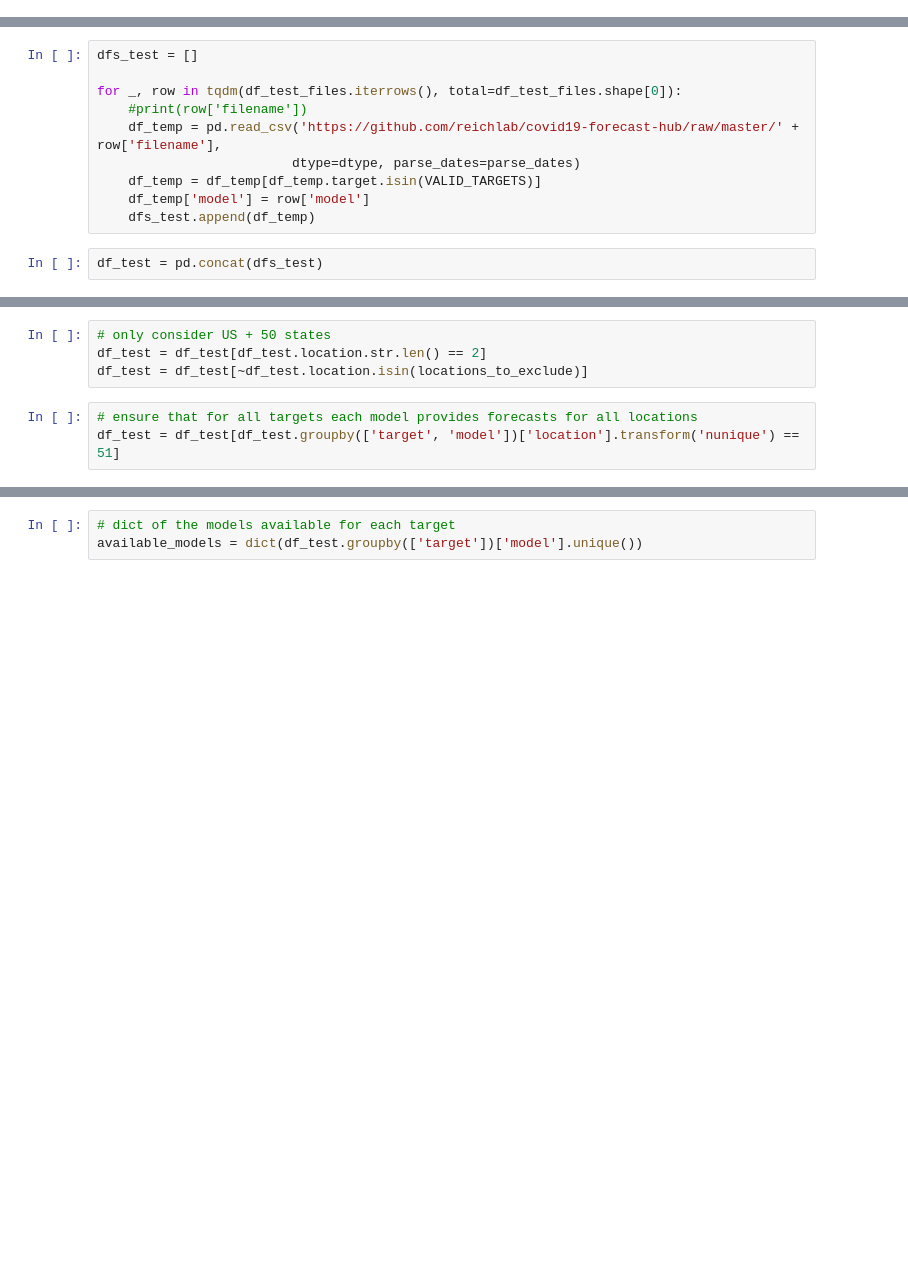
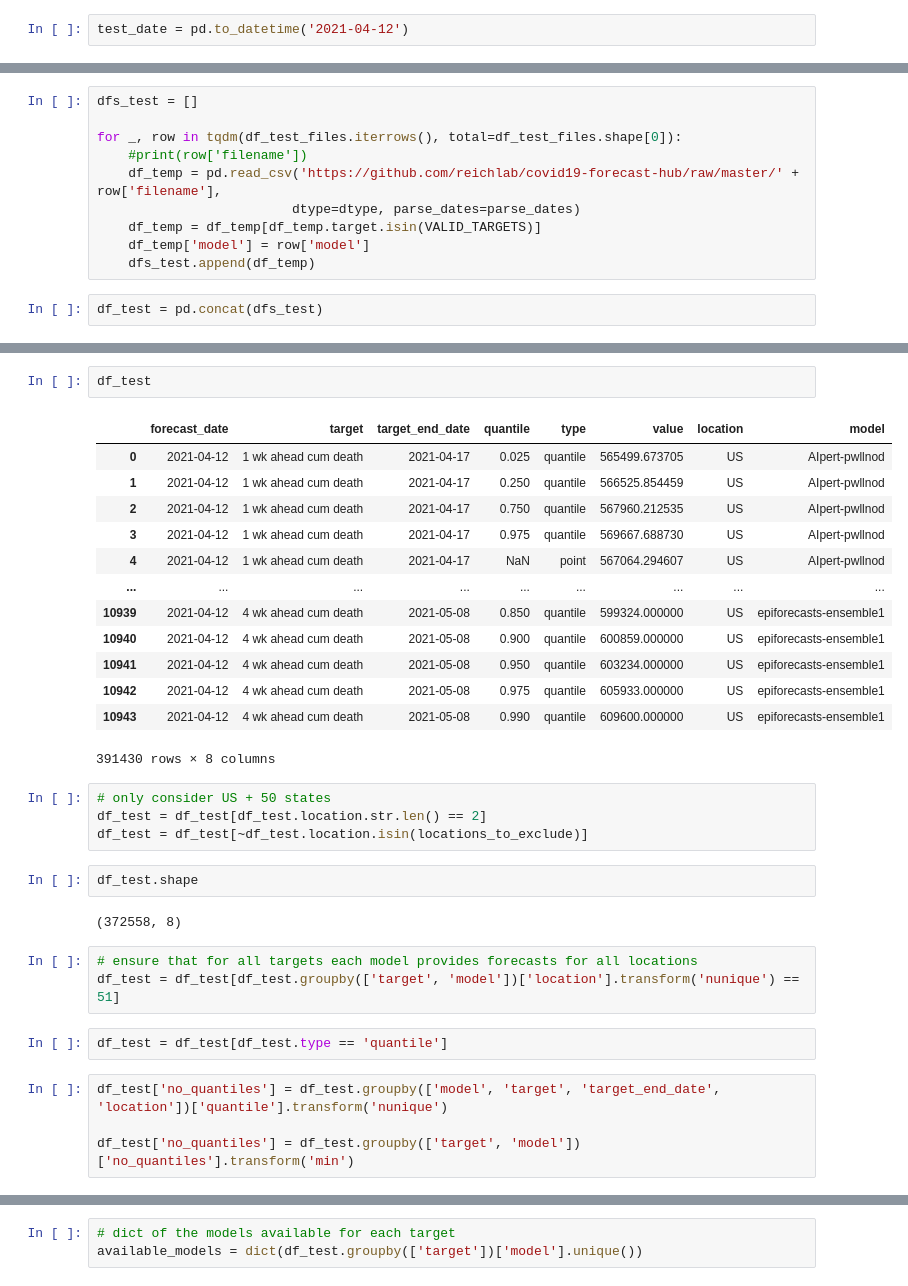
Before and after one commit to dwolffram/covid19-ensembles, a Jupyter notebook: prepare_data.ipynb, the cells around one changed output, grey strips where cells are left out. Saved outputs shown, nothing was run; the diff lists cells and outputs as text; blank space fills up the shorter version.

```diff
--- a/prepare_data.ipynb
+++ b/prepare_data.ipynb
@@ -9,4 +10,6 @@ def next_monday(date):
 # Setting
 # %%
 test_date = pd.to_datetime('2021-03-22')
+# %%
+test_date = pd.to_datetime('2021-04-12')
 # %%
@@ -95,7 +107,33 @@ df_test.shape
+# %%
+df_test
+# %% [output]
+|  | forecast_date | target | target_end_date | quantile | type | value | location | model |
+| 0 | 2021-04-12 | 1 wk ahead cum death | 2021-04-17 | 0.025 | quantile | 565499.673705 | US | AIpert-pwllnod |
+| 1 | 2021-04-12 | 1 wk ahead cum death | 2021-04-17 | 0.250 | quantile | 566525.854459 | US | AIpert-pwllnod |
+| 2 | 2021-04-12 | 1 wk ahead cum death | 2021-04-17 | 0.750 | quantile | 567960.212535 | US | AIpert-pwllnod |
+| 3 | 2021-04-12 | 1 wk ahead cum death | 2021-04-17 | 0.975 | quantile | 569667.688730 | US | AIpert-pwllnod |
+| 4 | 2021-04-12 | 1 wk ahead cum death | 2021-04-17 | NaN | point | 567064.294607 | US | AIpert-pwllnod |
+| ... | ... | ... | ... | ... | ... | ... | ... | ... |
+| 10939 | 2021-04-12 | 4 wk ahead cum death | 2021-05-08 | 0.850 | quantile | 599324.000000 | US | epiforecasts-ensemble1 |
+| 10940 | 2021-04-12 | 4 wk ahead cum death | 2021-05-08 | 0.900 | quantile | 600859.000000 | US | epiforecasts-ensemble1 |
+| 10941 | 2021-04-12 | 4 wk ahead cum death | 2021-05-08 | 0.950 | quantile | 603234.000000 | US | epiforecasts-ensemble1 |
+| 10942 | 2021-04-12 | 4 wk ahead cum death | 2021-05-08 | 0.975 | quantile | 605933.000000 | US | epiforecasts-ensemble1 |
+| 10943 | 2021-04-12 | 4 wk ahead cum death | 2021-05-08 | 0.990 | quantile | 609600.000000 | US | epiforecasts-ensemble1 |
+391430 rows × 8 columns
 # %%
 # only consider US + 50 states
 df_test = df_test[df_test.location.str.len() == 2]
 df_test = df_test[~df_test.location.isin(locations_to_exclude)]
+# %%
+df_test.shape
+# %% [output]
+(372558, 8)
 # %%
 # ensure that for all targets each model provides forecasts for all locations
 df_test = df_test[df_test.groupby(['target', 'model'])['location'].transform('nunique') == 51]
+# %%
+df_test = df_test[df_test.type == 'quantile']
+# %%
+df_test['no_quantiles'] = df_test.groupby(['model', 'target', 'target_end_date', 'location'])['quantile'].transform('nunique')
+
+df_test['no_quantiles'] = df_test.groupby(['target', 'model'])['no_quantiles'].transform('min')
```
Also changed, not shown: parts of 50 cells of this notebook, 31 other files.
